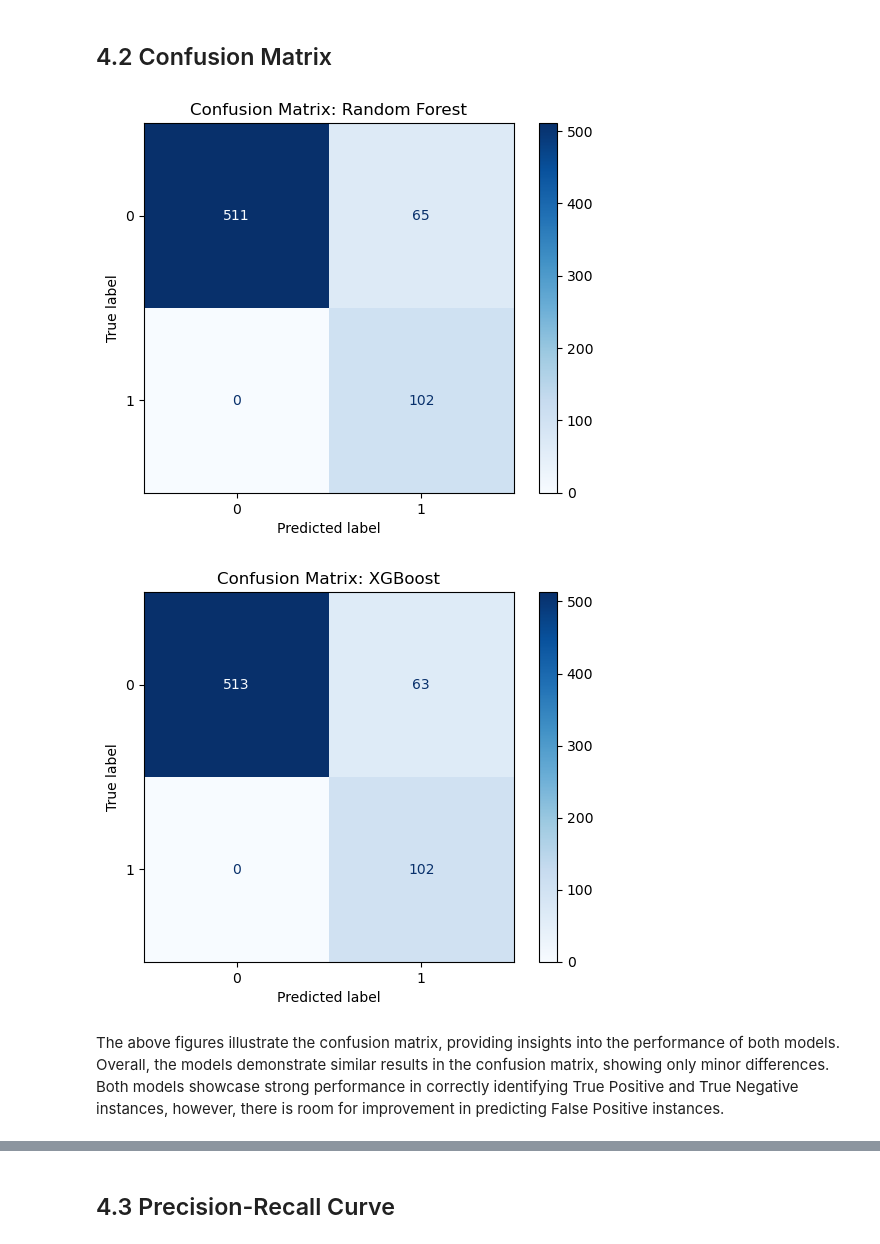
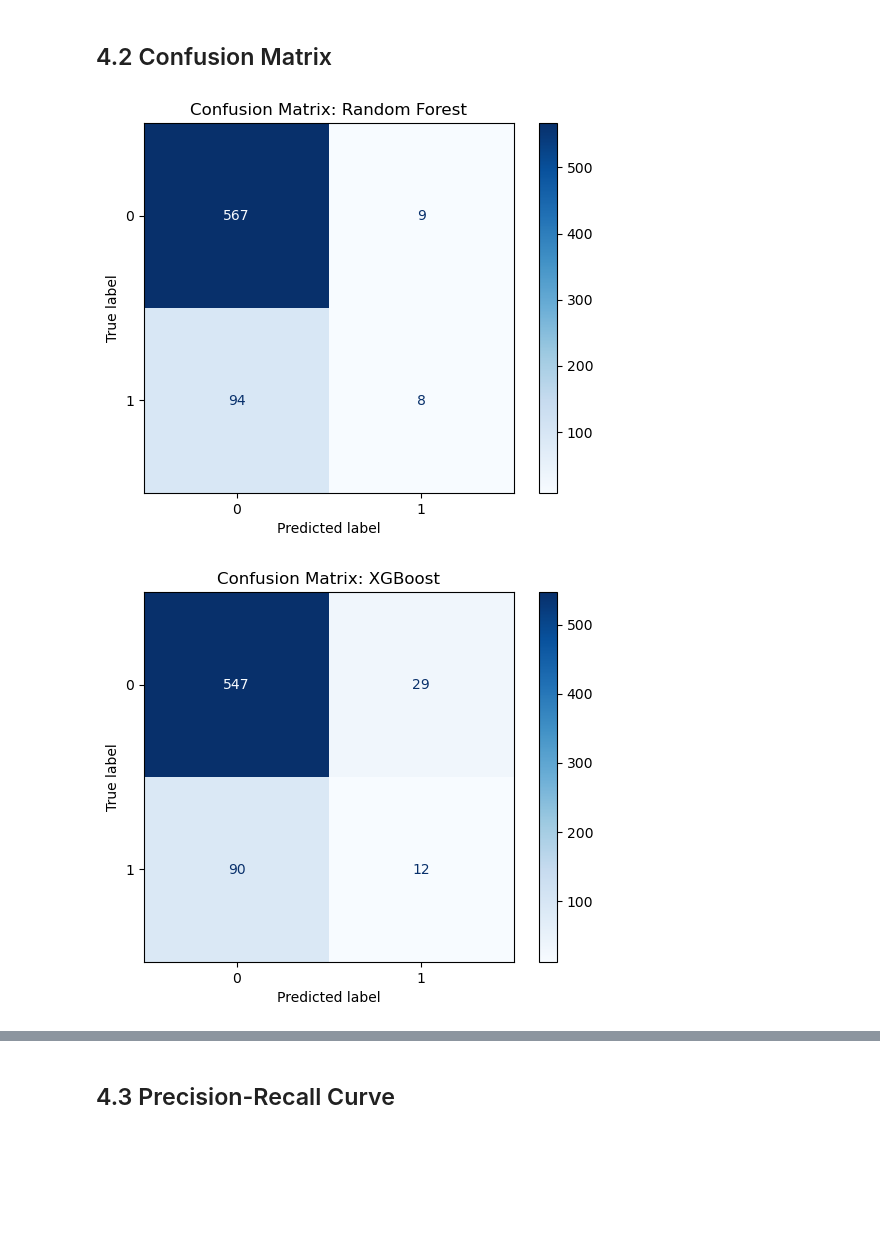
Before and after one commit to puc26/kaggleNotebook, a Jupyter notebook: cardiovascular_risk.ipynb, the cells around one changed output, grey strips where cells are left out. Cells and saved outputs as stored; diff of their text form; code cells hidden in the pictures; blank space fills up the shorter version.

```diff
--- a/cardiovascular_risk.ipynb
+++ b/cardiovascular_risk.ipynb
@@ -881,11 +904,9 @@ def plot_cm(X_train, Y_train, X_test, Y_test, normalize):
         disp.ax_.set_title('Confusion Matrix: {}'.format(model_name))
 
     plt.show()
-
-# Sampled Data
-plot_cm(X_sampled, Y_sampled, X_test, Y_test, None)
-# %% [output]
-[figure, removed]
-[figure, removed]
-# %% [markdown]
-The above figures illustrate the confusion matrix, providing insights into the performance of both models. Overall, the models demonstrate similar results in the confusion matrix, showing only minor differences. Both models showcase strong performance in correctly identifying True Positive and True Negative instances, however, there is room for improvement in predicting False Positive instances.
+# %%
+# Control
+plot_cm(X_train, Y_train, X_test, Y_test, None)
+# %% [output]
+[figure, added]
+[figure, added]
```
Also changed, not shown: parts of 31 cells of this notebook.
